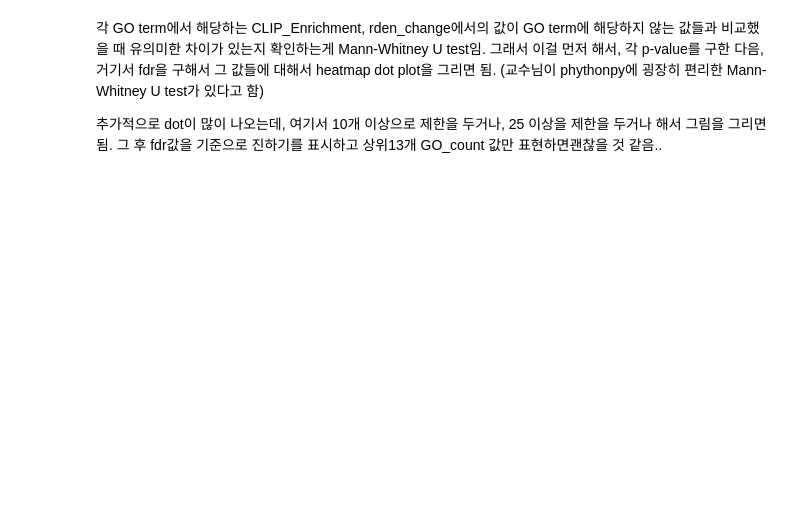
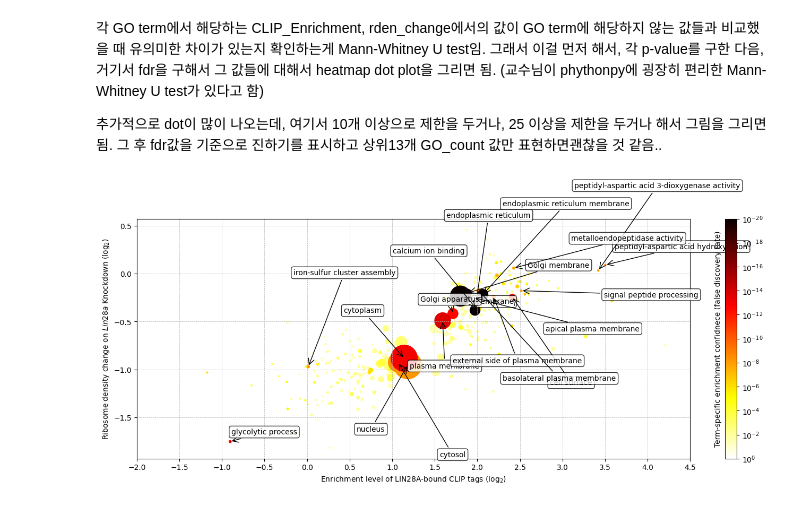
Before and after one commit to JungseoChoi/CJSbioinformatics, a Jupyter notebook: bioinformatics_project.ipynb, the cells around one changed output. Saved outputs shown, nothing was run; the diff lists cells and outputs as text; code cells hidden in the pictures; blank space fills up the shorter version.

```diff
--- a/bioinformatics_project.ipynb
+++ b/bioinformatics_project.ipynb
@@ -438,3 +440,73 @@ GO_heatmap_sorted
 
 추가적으로 dot이 많이 나오는데, 여기서 10개 이상으로 제한을 두거나, 25 이상을 제한을 두거나 해서 그림을 그리면 됨.
 그 후 fdr값을 기준으로 진하기를 표시하고 상위13개 GO_count 값만 표현하면괜찮을 것 같음..
+# %%
+import numpy as np
+import matplotlib.pyplot as plt
+from matplotlib.colors import LogNorm
+import seaborn as sns
+import random
+
+# 데이터프레임에서 필요한 열 선택
+x = np.log2(GO_heatmap_sorted['clip_enrichment_mean'])
+y = np.log2(GO_heatmap_sorted['rden_change_mean'])
+size = GO_heatmap_sorted['GO_count']/3
+color = GO_heatmap_sorted['clip_enrichment_fdr_mean']
+
+
+# 그래프 그리기
+plt.figure(figsize=(14, 6))
+scatter_plot = plt.scatter(x, y, s=size, c=color, cmap='hot', norm=LogNorm(vmin=10**-20, vmax=10**-0))
+plt.xlabel("Enrichment level of LIN28A-bound CLIP tags (log$_{2}$)")
+plt.ylabel("Ribosome density change on $\it{Lin28a}$ Knockdown (log$_{2}$)")
+
+# Colorbar 설정
+cbar = plt.colorbar(scatter_plot)
+cbar.set_ticks([10**-i for i in range(0, 21, 2)])
+cbar.ax.yaxis.set_label_position('left')
+cbar.ax.invert_yaxis()
+cbar.ax.set_ylabel('Term-specific enrichment confidnece (false discovery rate)')
+
+top_10_indices = np.argsort(color)[:20]
+text_positions = []  # 이미 표시된 text의 위치를 저장하는 리스트
+
+for i in top_10_indices:
+    go_value = GO_heatmap_sorted.index[i]
+
+    # text의 위치를 설정합니다
+    x_offset = 0.2 * np.random.uniform(-1, 1)  # x 방향 offset (random)
+    y_offset = 0.2 * np.random.uniform(-1, 1)  # y 방향 offset (random)
+
+    x_pos = x[i] + x_offset
+    y_pos = y[i] + y_offset
+
+    # 겹치지 않는 위치를 찾을 때까지 반복합니다
+    while True:
+        is_overlapping = False
+        for pos in text_positions:
+            if abs(x_pos - pos[0]) < 0.5 and abs(y_pos - pos[1]) < 0.5:
+                is_overlapping = True
+                break
+        if is_overlapping:
+            # 겹치는 경우 새로운 위치를 생성합니다
+            x_offset = np.random.uniform(-1, 1)
+            y_offset = np.random.uniform(-1, 1)
+
+            x_pos = x[i] + x_offset
+            y_pos = y[i] + y_offset
+        else:
+            break
+
+    text_positions.append((x_pos, y_pos))
+
+    arrowprops = dict(arrowstyle='->', connectionstyle="arc3,rad=0", mutation_scale=20, color='black')
+    bbox_props = dict(facecolor='white', edgecolor='black', boxstyle='round', alpha=0.8)
+    plt.annotate(go_value, (x[i], y[i]), xytext=(x_pos, y_pos), textcoords='data', arrowprops=arrowprops, bbox=bbox_props)
+
+plt.tight_layout()
+plt.xticks(np.arange(-2, 5, 0.5))
+plt.grid(True, linestyle='--', linewidth=.5)
+
+plt.show()
+# %% [output]
+[figure, added]
```
Also changed, not shown: parts of 5 cells of this notebook.
